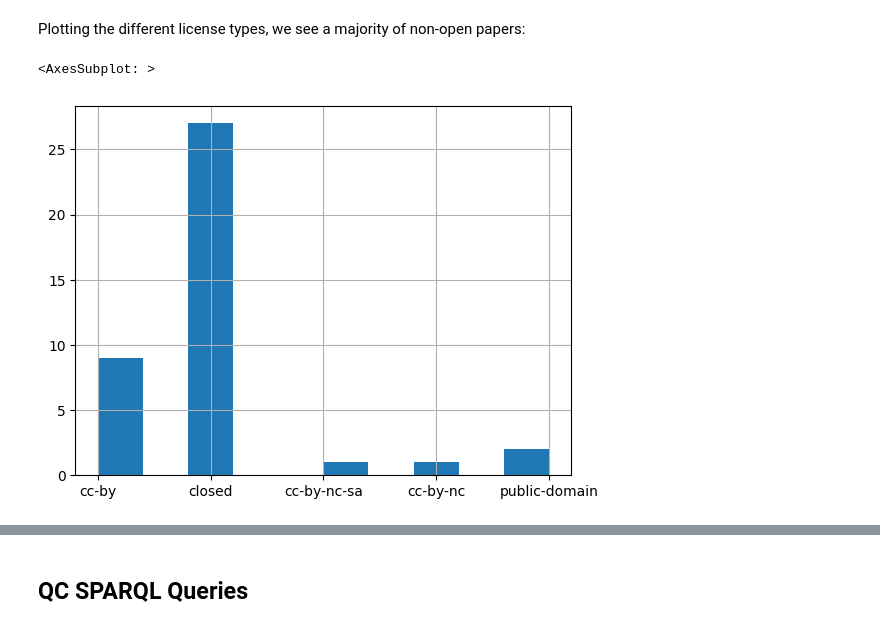
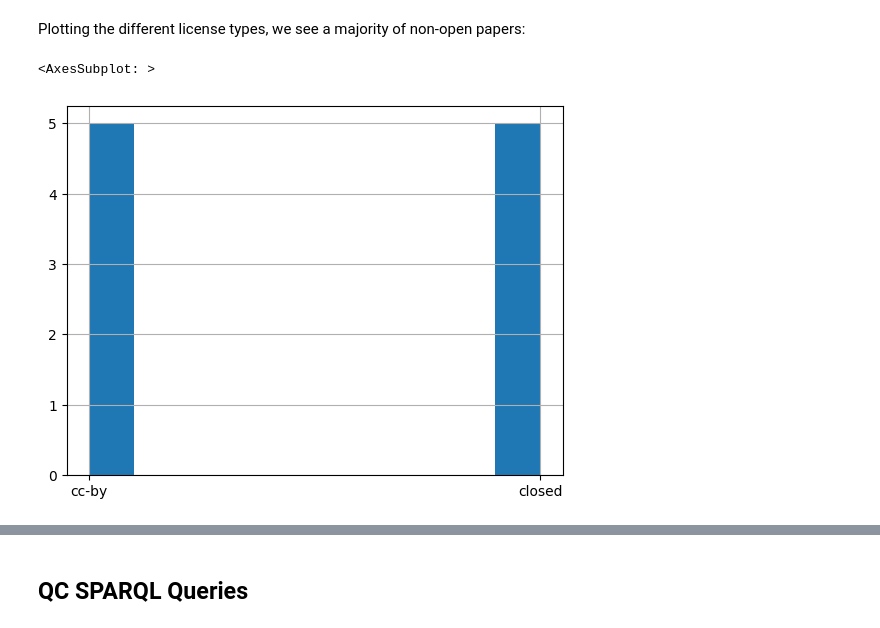
Before and after one commit to h2020-sbd4nano/SbD4Nano_Causal_RDF, a Jupyter notebook: usecase_2_to_RDF.ipynb, the cells around one changed output, grey strips where cells are left out. Cells and saved outputs as stored; diff of their text form; code cells hidden in the pictures.

```diff
--- a/usecase_2_to_RDF.ipynb
+++ b/usecase_2_to_RDF.ipynb
@@ -40,7 +40,7 @@ with open('config.yaml', 'r') as f:
     config = yaml.safe_load(f.read())
     SCOPES = config['SCOPES']
     SPREADSHEET_ID = config['SPREADSHEET']
-    RANGE_ASSERTIONS = config['CAUSAL_ASSERTIONS']
+    RANGE_ASSERTIONS = config['ASSERTIONS']
     RANGE_MATERIALS = config['MATERIALS']
     RANGE_ASSAYS = config['ASSAYS']
     RANGE_NODE_BREAKDOWN = config['NODE_BREAKDOWN']
@@ -233,7 +233,7 @@ def check_open_access(doi):
             try:
                 license = response['best_oa_location']['license']
             except:
-                license = 'NA/open'
+                license = 'NA/closed'
             return True, license
         else:
             return False, 'closed'
@@ -241,16 +241,16 @@ def check_open_access(doi):
         print('Exception for: {}. Could not retrieve {})'.format(api_url, e))
         return 'NA'
 
-for doi in set(quotes['doi']):
+for doi in set(assertions['doi']):
     if isinstance(doi, str) and 'https' in doi:
         is_oa = check_open_access(doi)
         if isinstance(is_oa[0], bool):
-            quotes.loc[quotes['doi'] == doi, 'is_oa'] = is_oa[0]
-            quotes.loc[quotes['doi'] == doi, 'license'] = is_oa[1]
+            assertions.loc[assertions['doi'] == doi, 'is_oa'] = is_oa[0]
+            assertions.loc[assertions['doi'] == doi, 'license'] = is_oa[1]
 # %% [markdown]
 Plotting the different license types, we see a majority of non-open papers:
 # %%
-quotes.drop_duplicates('doi')['license'].hist()
+assertions.drop_duplicates('doi')['license'].hist()
 # %% [output]
 <AxesSubplot: >
-[figure, old version]
+[figure, new version]
```
Also changed, not shown: parts of 19 cells of this notebook, 2 other files.
